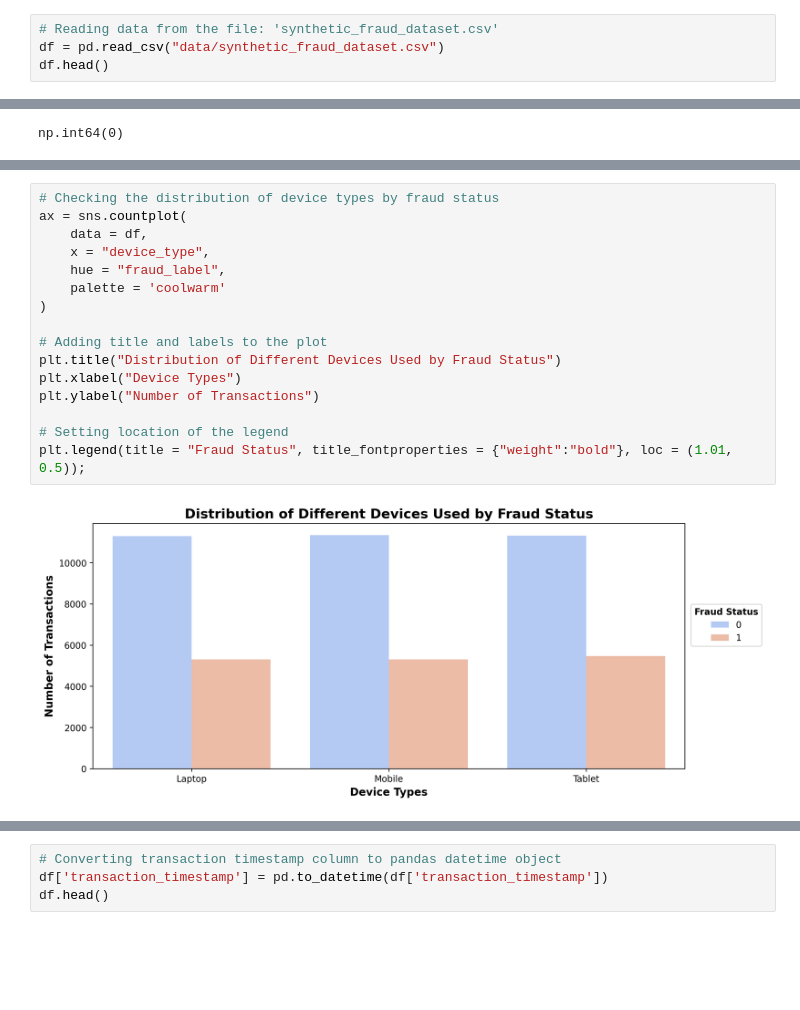
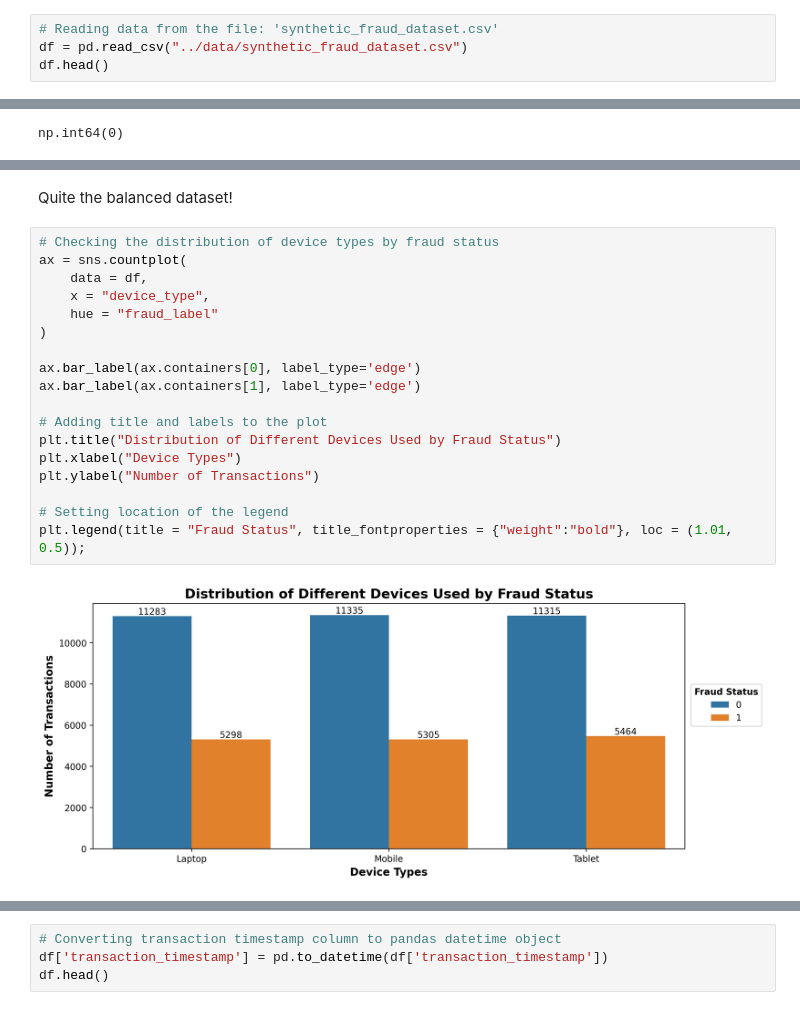
Before and after one commit to mshodge/fraud_mlops, a Jupyter notebook: notebooks/eda.ipynb, the cells around one changed output, grey strips where cells are left out. Saved outputs shown, nothing was run; the diff lists cells and outputs as text; blank space fills up the shorter version.

```diff
--- a/notebooks/eda.ipynb
+++ b/notebooks/eda.ipynb
@@ -25,7 +26,7 @@ plt.rcParams["axes.labelweight"] = 'bold'
 pd.set_option("display.max_columns", None)
 # %%
 # Reading data from the file: 'synthetic_fraud_dataset.csv'
-df = pd.read_csv("data/synthetic_fraud_dataset.csv")
+df = pd.read_csv("../data/synthetic_fraud_dataset.csv")
 df.head()
 # %% [output]
 |  | Transaction_ID | User_ID | Transaction_Amount | Transaction_Type | Timestamp | Account_Balance | ... |
@@ -181,18 +199,22 @@ plt.legend(title = "Fraud Status", title_fontproperties = {"weight":"bold"}, loc
+# %% [markdown]
+Quite the balanced dataset!
 # %%
 # Checking the distribution of device types by fraud status
 ax = sns.countplot(
     data = df,
     x = "device_type",
-    hue = "fraud_label",
-    palette = 'coolwarm'
+    hue = "fraud_label"
 )
+
+ax.bar_label(ax.containers[0], label_type='edge')
+ax.bar_label(ax.containers[1], label_type='edge')
 
 # Adding title and labels to the plot
 plt.title("Distribution of Different Devices Used by Fraud Status")
 plt.xlabel("Device Types")
 plt.ylabel("Number of Transactions")
 
 # Setting location of the legend
 plt.legend(title = "Fraud Status", title_fontproperties = {"weight":"bold"}, loc = (1.01, 0.5));
 # %% [output]
-[figure, old version]
+[figure, new version]
```
Also changed, not shown: parts of 34 cells of this notebook.
